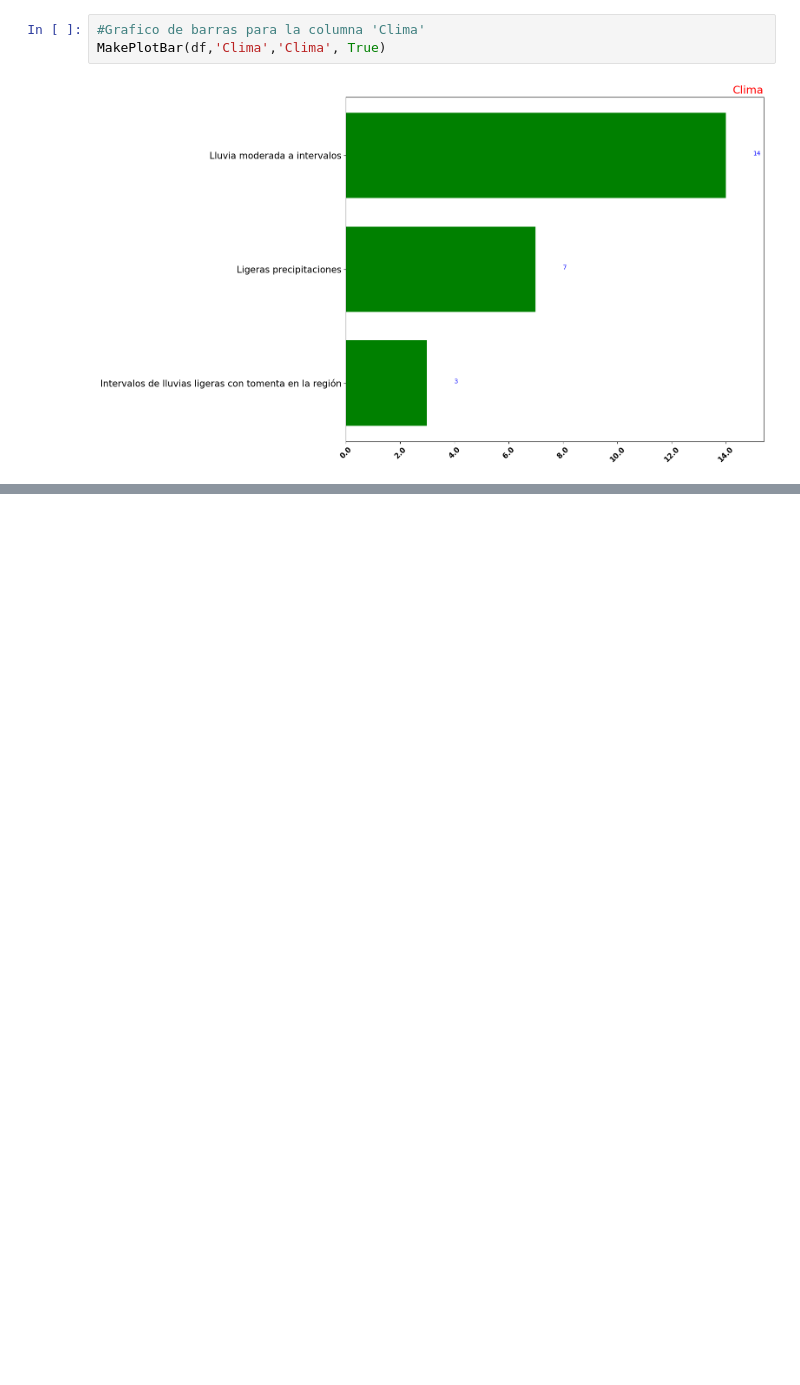
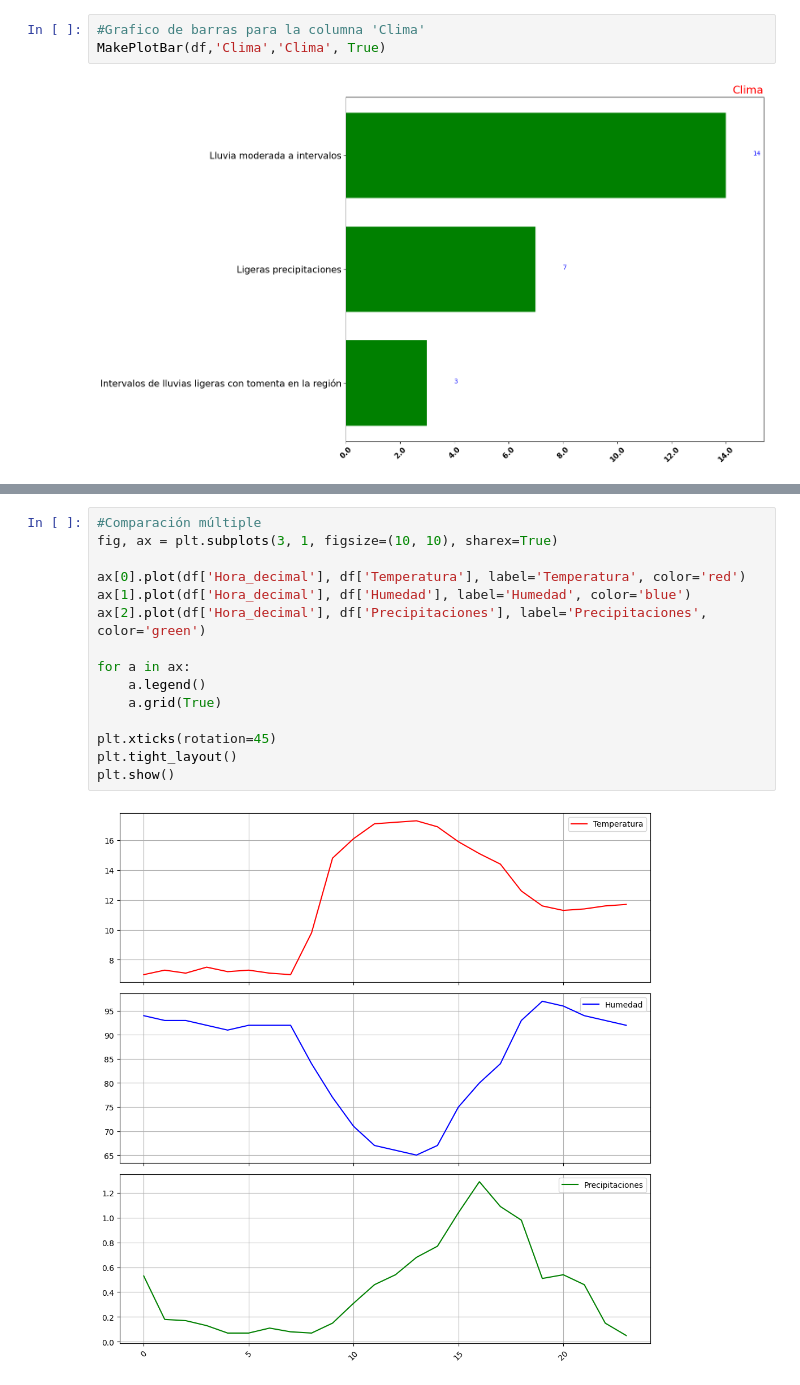
Before and after one commit to DiogoFabricioAG/CO2-Grupo-4, a Jupyter notebook: Codigos/EDA_Scraping.ipynb, the cells around one changed output, grey strips where cells are left out. Drawn from its saved outputs; the diff is of its cells as text; blank space fills up the shorter version.

```diff
--- a/Codigos/EDA_Scraping.ipynb
+++ b/Codigos/EDA_Scraping.ipynb
@@ -217,0 +271,17 @@ ValueError: List of boxplot statistics and `positions` values must have same the
+# %%
+#Comparación múltiple
+fig, ax = plt.subplots(3, 1, figsize=(10, 10), sharex=True)
+
+ax[0].plot(df['Hora_decimal'], df['Temperatura'], label='Temperatura', color='red')
+ax[1].plot(df['Hora_decimal'], df['Humedad'], label='Humedad', color='blue')
+ax[2].plot(df['Hora_decimal'], df['Precipitaciones'], label='Precipitaciones', color='green')
+
+for a in ax:
+    a.legend()
+    a.grid(True)
+
+plt.xticks(rotation=45)
+plt.tight_layout()
+plt.show()
+# %% [output]
+[figure, added]
```
Also changed, not shown: parts of 21 cells of this notebook, 1 other file.
